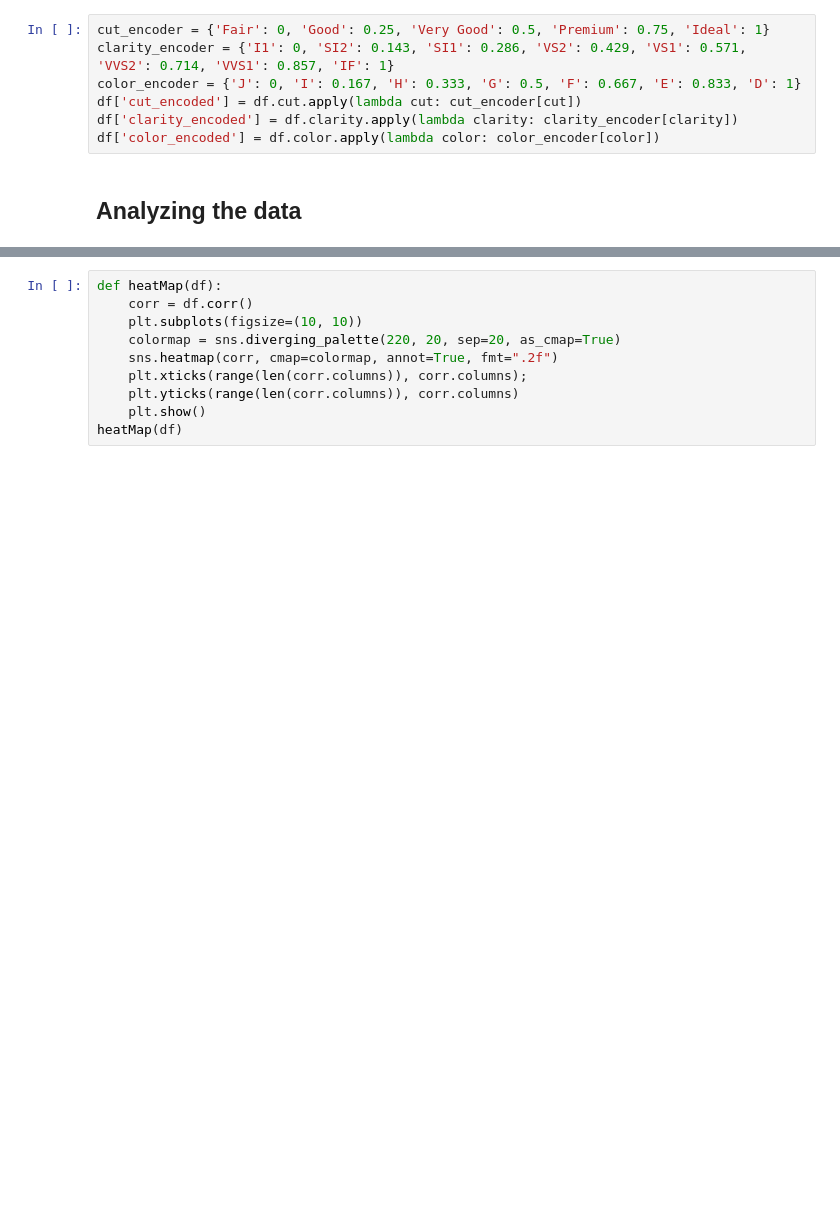
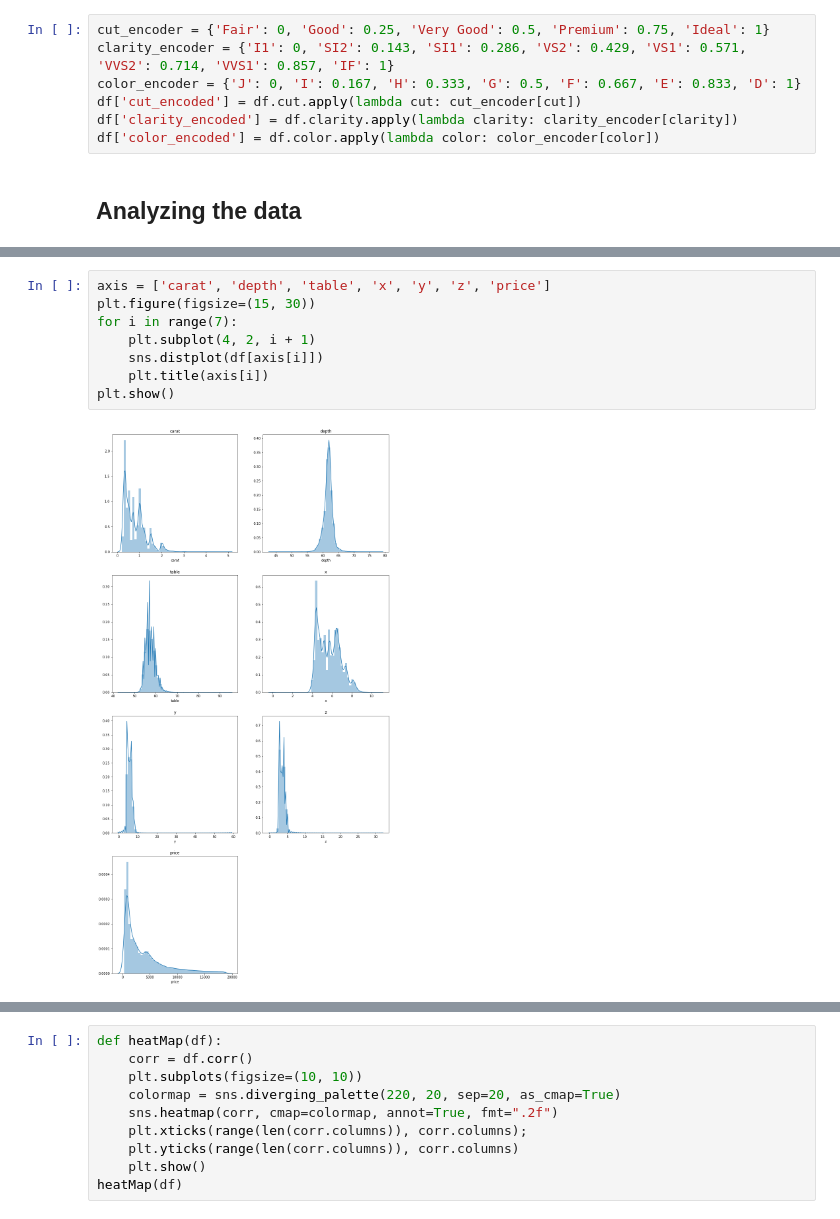
Before and after one commit to Choqs/Diamond-Price-Predictions, a Jupyter notebook: src/diamond-price-predictions.ipynb, the cells around one changed output, grey strips where cells are left out. Cells and saved outputs as stored; diff of their text form; blank space fills up the shorter version.

```diff
--- a/src/diamond-price-predictions.ipynb
+++ b/src/diamond-price-predictions.ipynb
@@ -58,0 +72,10 @@ df['color_encoded'] = df.color.apply(lambda color: color_encoder[color])
+# %%
+axis = ['carat', 'depth', 'table', 'x', 'y', 'z', 'price']
+plt.figure(figsize=(15, 30))
+for i in range(7):
+    plt.subplot(4, 2, i + 1)
+    sns.distplot(df[axis[i]])
+    plt.title(axis[i])
+plt.show()
+# %% [output]
+[figure, added]
```
Also changed, not shown: parts of 21 cells of this notebook, 3 other files.
